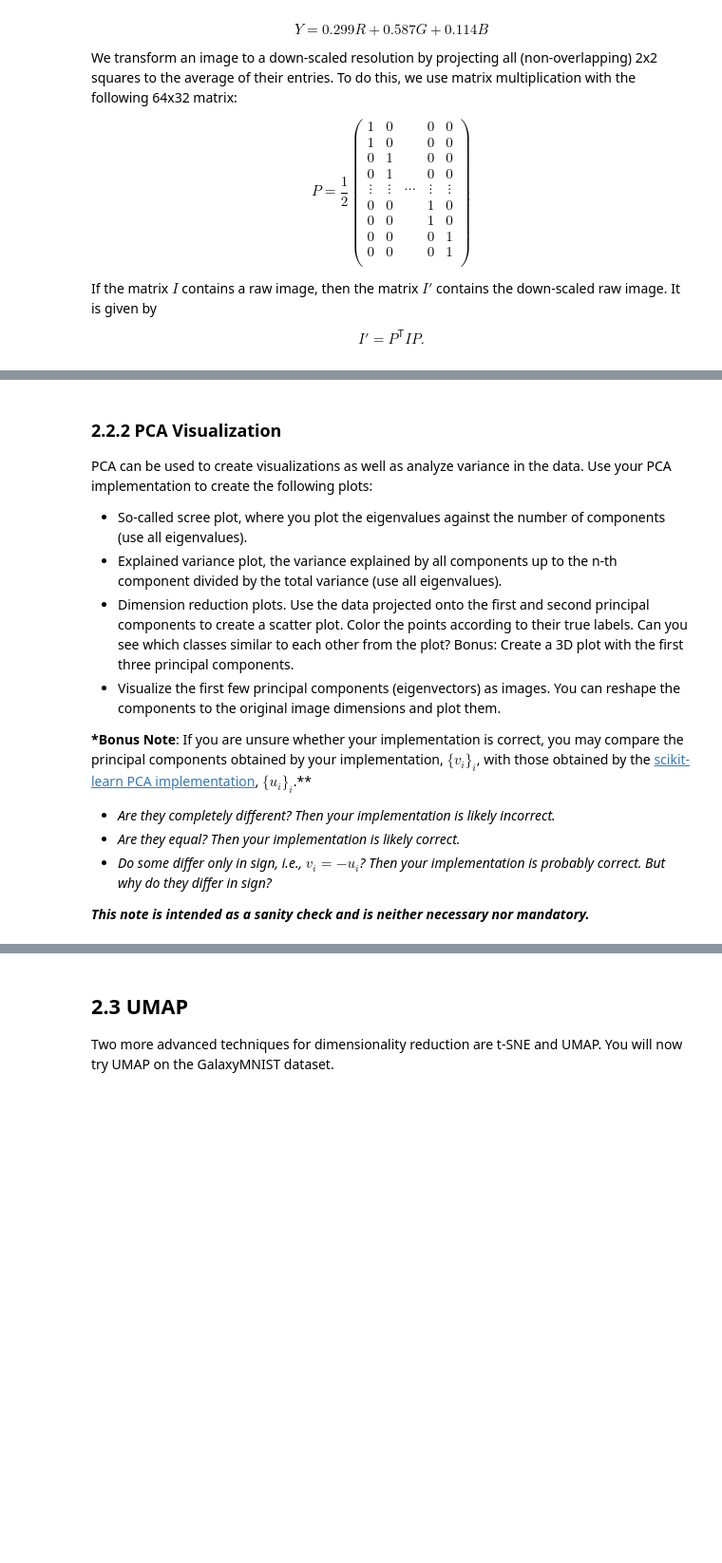
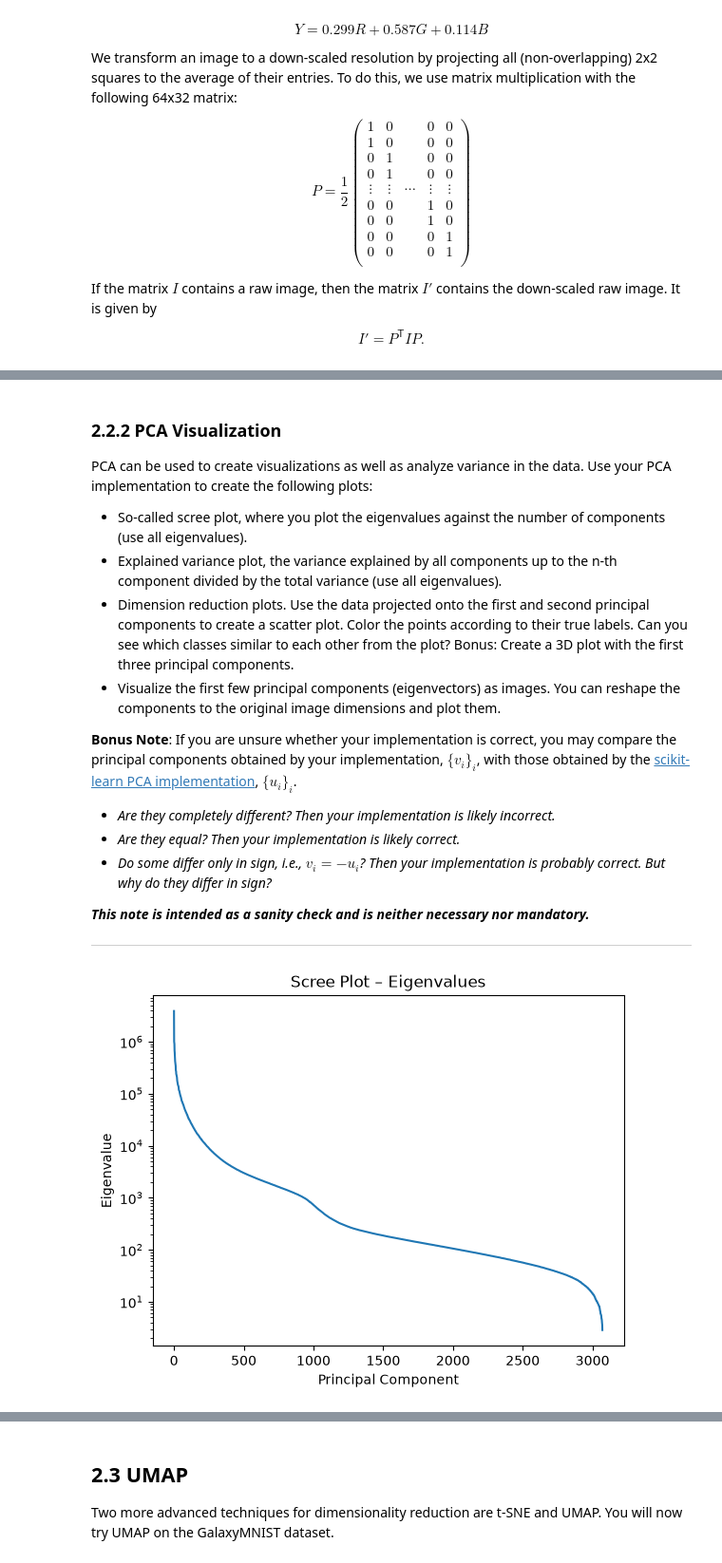
Before and after one commit to Just-Neptun/FP, a Jupyter notebook: S10 Machine Learning/ml_fp/part2.ipynb, the cells around one changed output, grey strips where cells are left out. Shown at 95% size. Drawn from its saved outputs; the diff is of its cells as text; code cells hidden in the pictures; blank space fills up the shorter version.

```diff
--- a/S10 Machine Learning/ml_fp/part2.ipynb
+++ b/S10 Machine Learning/ml_fp/part2.ipynb
@@ -130,0 +150,34 @@ def get_down_scale_of(images: torch.Tensor) -> torch.Tensor:
+# %%
+ds_images = get_down_scale_of(images)
+flat_ds_images = ds_images.reshape(8000, -1)
+
+
+def standardize_tensor(X: torch.Tensor, dim: int | tuple[int, ...]) -> torch.Tensor:
+    X_mean = X.mean(dim, keepdim=True)
+    X_std = X.std(dim, keepdim=True).clamp_min(1e-8)
+    return (X - X_mean) / X_std
+
+
+def get_spectrum(mat: torch.Tensor) -> tuple[torch.Tensor, torch.Tensor]:
+    eigval, eigvec = (eig.flip(-1) for eig in torch.linalg.eigh(mat))
+    return eigval, eigvec
+
+
+def do_PCA(
+    X_in: torch.Tensor, n_components: int = -1, verbose: bool = False
+) -> tuple[torch.Tensor, tuple[torch.Tensor, torch.Tensor]]:
+    X = standardize_tensor(X_in, dim=0)
+    cov = X.transpose(0, 1) @ X
+
+    eigval, eigvec = get_spectrum(cov)
+    if verbose:
+        print(f"First {n_components} eigenvalues:", eigval[:n_components])
+        print(f"First {n_components} eigenvectors:", eigvec[:, :n_components])
+
+    Z = X @ eigvec[:, :n_components]
+
+    return Z, (eigval, eigvec)
+# %%
+Z, (eigval, eigvec) = do_PCA(flat_ds_images, verbose=True)
+
+print(f"Z =", Z)
@@ -138,10 +209,25 @@ PCA can be used to create visualizations as well as analyze variance in the data
 - Dimension reduction plots. Use the data projected onto the first and second principal components to create a scatter plot. Color the points according to their true labels. Can you see which classes similar to each other from the plot? Bonus: Create a 3D plot with the first three principal components.
 - Visualize the first few principal components (eigenvectors) as images. You can reshape the components to the original image dimensions and plot them.
 
-**\*Bonus Note**: If you are unsure whether your implementation is correct, you may compare the principal components obtained by your implementation, $\{v_i\}_i$, with those obtained by the [scikit-learn PCA implementation](https://scikit-learn.org/stable/modules/generated/sklearn.decomposition.PCA.html), $\{u_i\}_i$.\*\*
+**Bonus Note**: If you are unsure whether your implementation is correct, you may compare the principal components obtained by your implementation, $\{v_i\}_i$, with those obtained by the [scikit-learn PCA implementation](https://scikit-learn.org/stable/modules/generated/sklearn.decomposition.PCA.html), $\{u_i\}_i$.
 
 - _Are they completely different? Then your implementation is likely incorrect._
 - _Are they equal? Then your implementation is likely correct._
 - _Do some differ only in sign, i.e., $v_i = -u_i$? Then your implementation is probably correct. But why do they differ in sign?_
 
 **_This note is intended as a sanity check and is neither necessary nor mandatory._**
+
+---
+# %%
+fig, ax = plt.subplots()
+
+ax.plot(np.arange(len(eigval)), eigval)
+
+ax.set_title("Scree Plot – Eigenvalues")
+ax.set_xlabel("Principal Component")
+ax.set_ylabel("Eigenvalue")
+ax.set_yscale("log")
+
+plt.show(fig)
+# %% [output]
+[figure, added]
```
Also changed, not shown: parts of 13 cells of this notebook, 1 other file.
